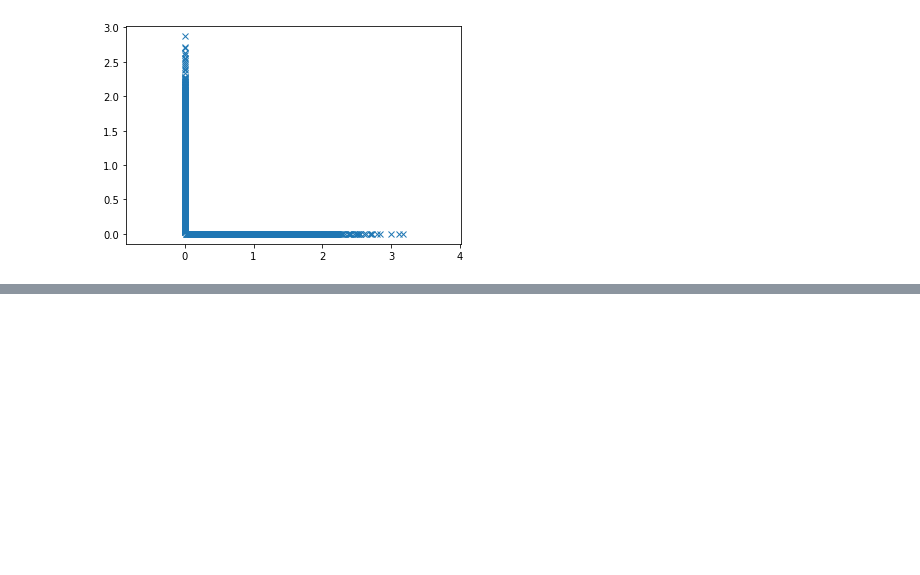
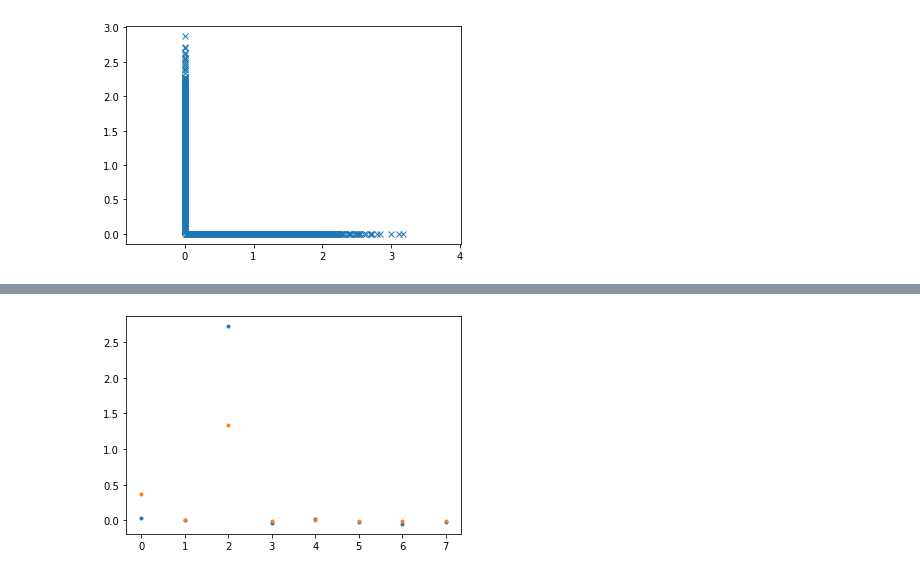
Before and after one commit to b-langton/CircularDataML, a Jupyter notebook: Survey Training.ipynb, the cells around one changed output, grey strips where cells are left out. Drawn from its saved outputs; the diff is of its cells as text; code cells hidden in the pictures; blank space fills up the shorter version.

```diff
--- a/Survey Training.ipynb
+++ b/Survey Training.ipynb
@@ -392,5 +389,11 @@ array([[-1.2986937 , -2.0693305 , -1.42026   , -2.1106963 ,  1.4335316 ,
 # %%
 basis = np.matmul(array2, inv(hadamard(8)))
+# %%
+basis = np.matmul(array2, inv(hadamard(8)))
+for a in basis:
+    plt.plot(a, '.')
+# %% [output]
+[figure, added]
 # %%
 for a in basis:
     plt.plot(a)
```
Also changed, not shown: parts of 6 cells of this notebook, 1 other file.
